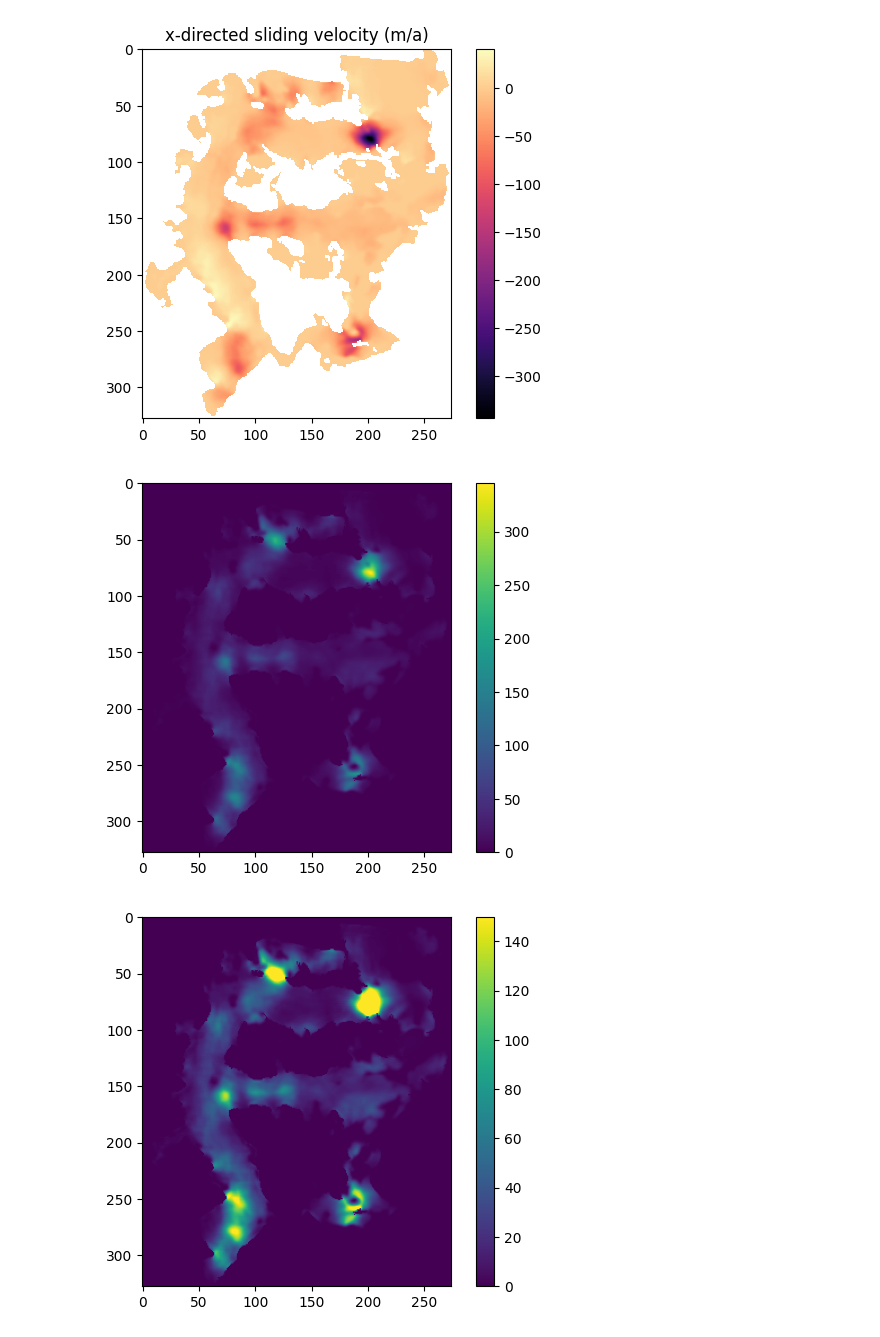
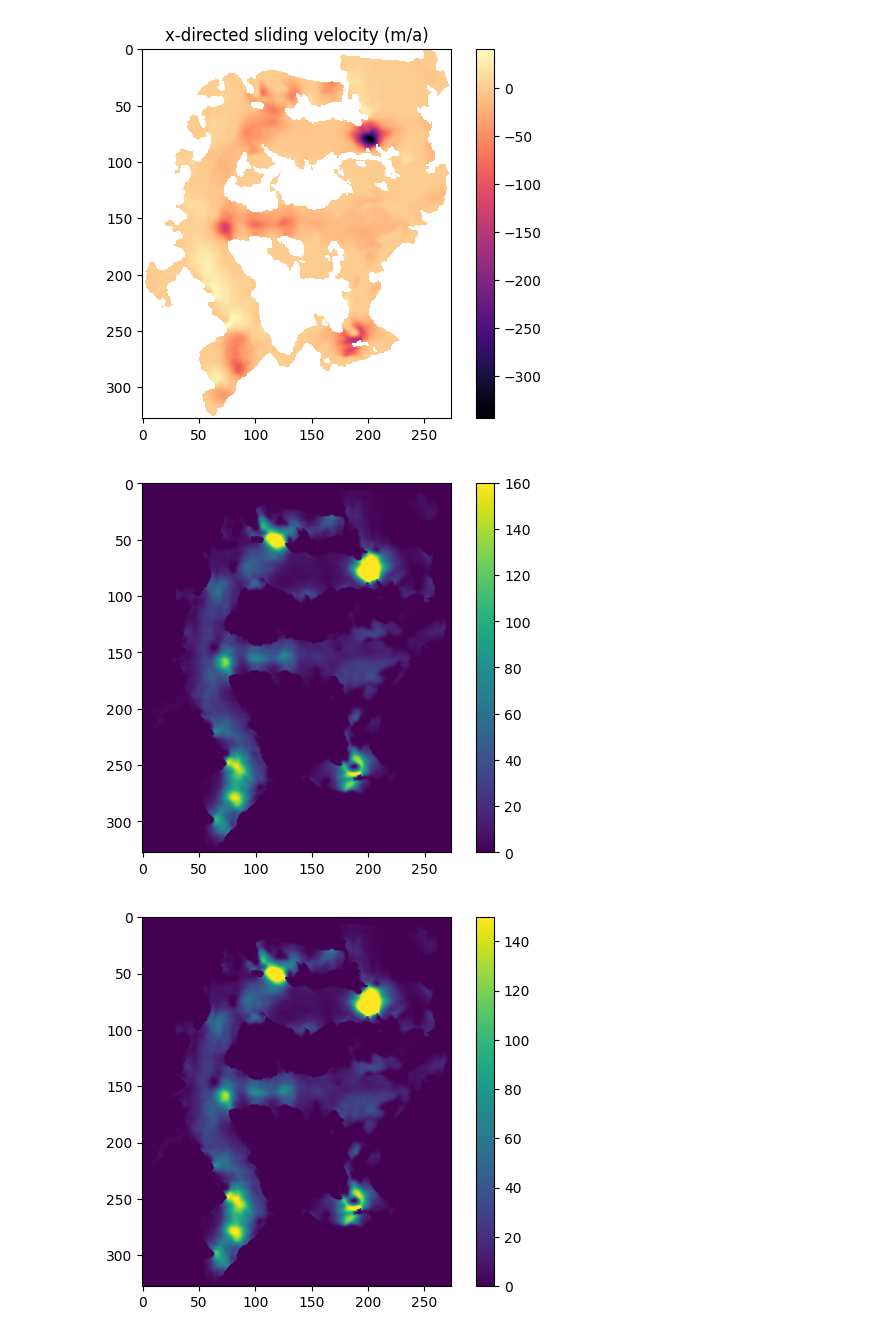
Before and after one commit to ethan-pierce/igm-alpine, a Jupyter notebook: mendenhall/basal-sliding/outputs/fast_learner/explore-output.ipynb, the cells around one changed output. Cells and saved outputs as stored; diff of their text form; code cells hidden in the pictures.

```diff
--- a/mendenhall/basal-sliding/outputs/fast_learner/explore-output.ipynb
+++ b/mendenhall/basal-sliding/outputs/fast_learner/explore-output.ipynb
@@ -178,12 +211,12 @@ plt.show()
 # %%
 toplot = np.sqrt(ex['uvelbase'][0]**2 + ex['vvelbase'][0]**2)
 
-im = plt.imshow(toplot, cmap = 'viridis')
+im = plt.imshow(toplot, cmap = 'viridis', vmax = 160)
 plt.title('')
 plt.colorbar(im)
 plt.show()
 # %% [output]
-[figure, old version]
+[figure, new version]
 # %%
 toplot = np.sqrt(ex['uvelbase'][0]**2 + ex['vvelbase'][0]**2)
 
```
Also changed, not shown: parts of 3 cells of this notebook, 3 other files.
